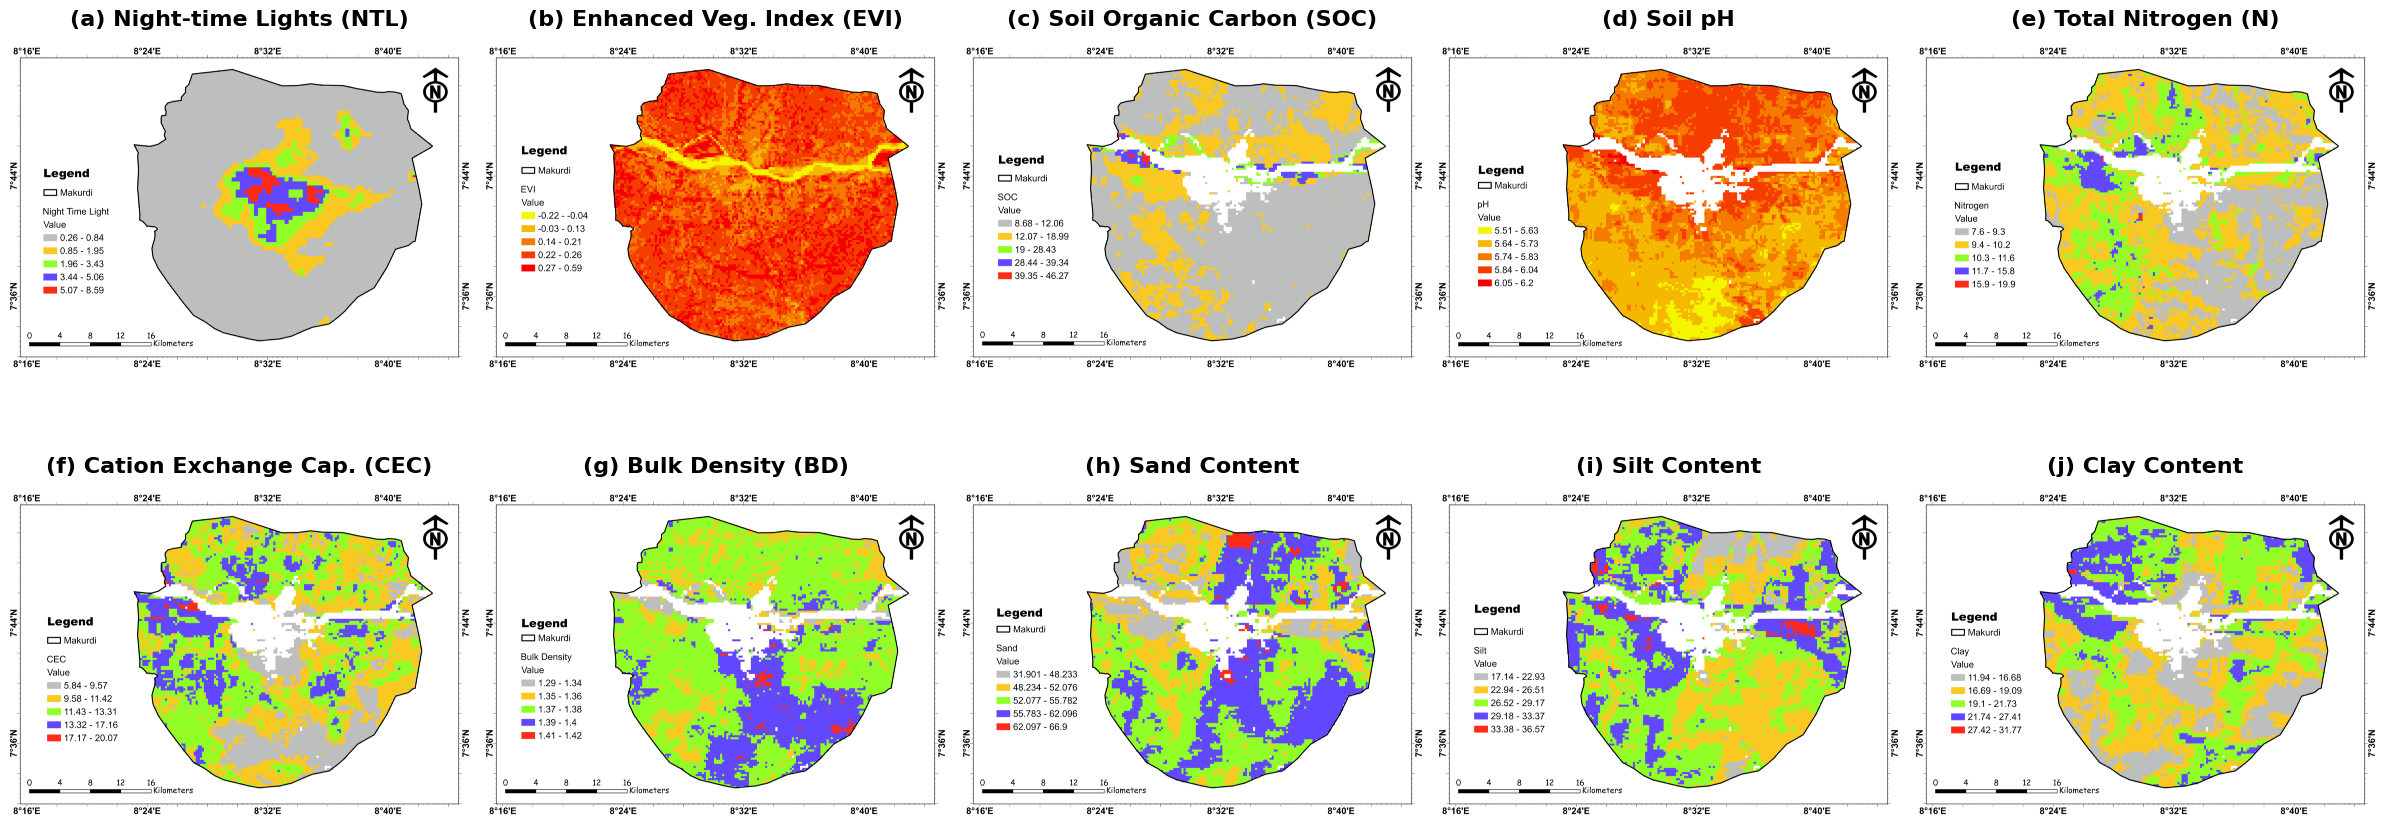
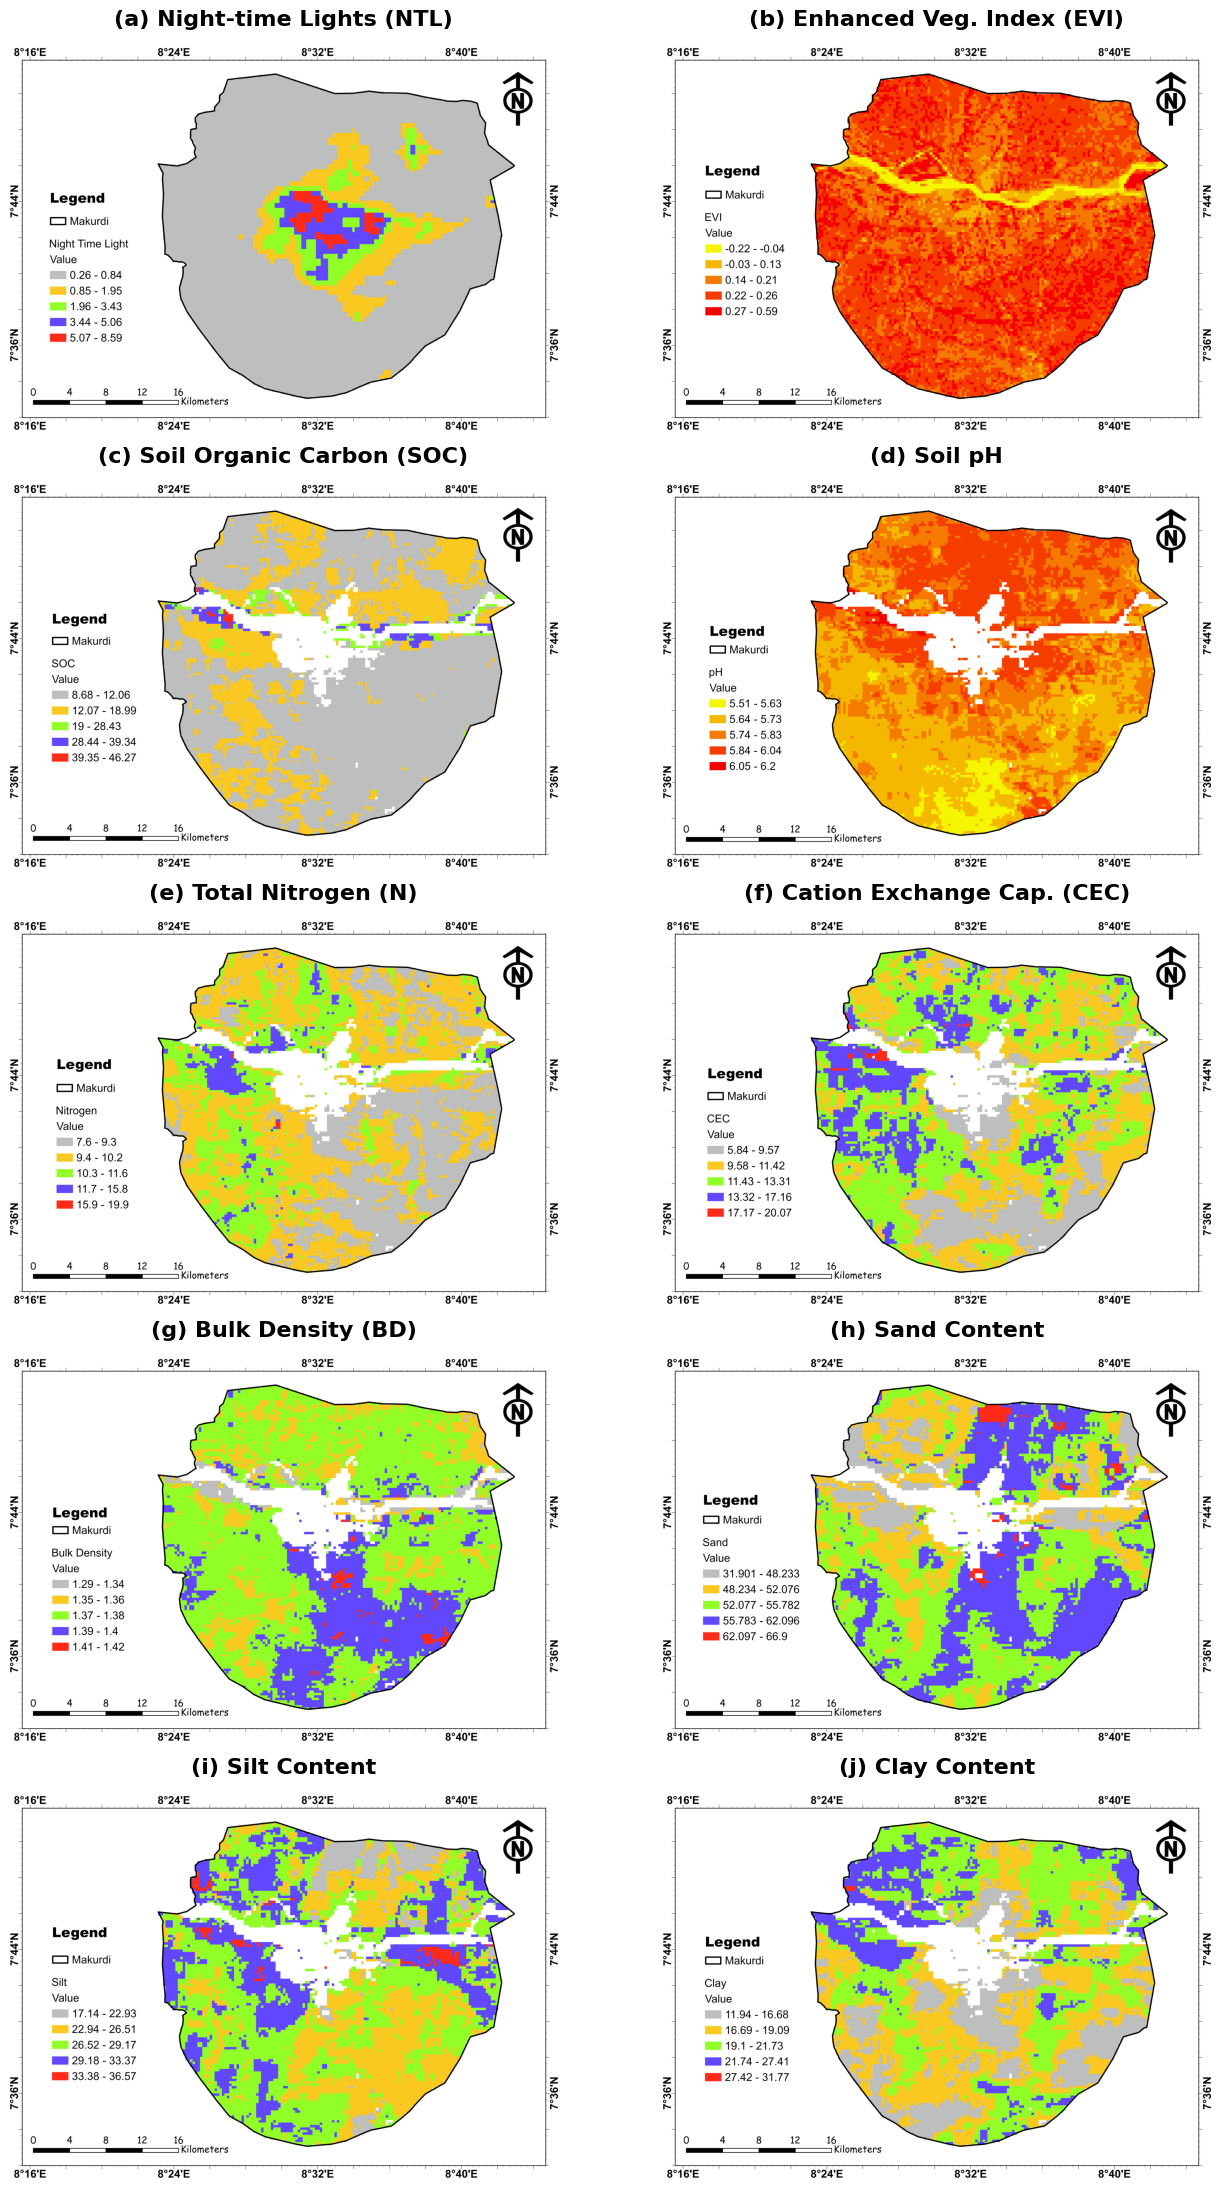
Unified diff of the notebook cell whose output changed from the first chart to the second:
--- before
+++ after
@@ -51,5 +51,5 @@
 
 # --- 2. GRID VISUALIZATION ENGINE ---
-fig, axes = plt.subplots(2, 5, figsize=(24, 10))
+fig, axes = plt.subplots(5, 2, figsize=(14, 22))
 axes = axes.flatten()
 

Commit: Created using Colab